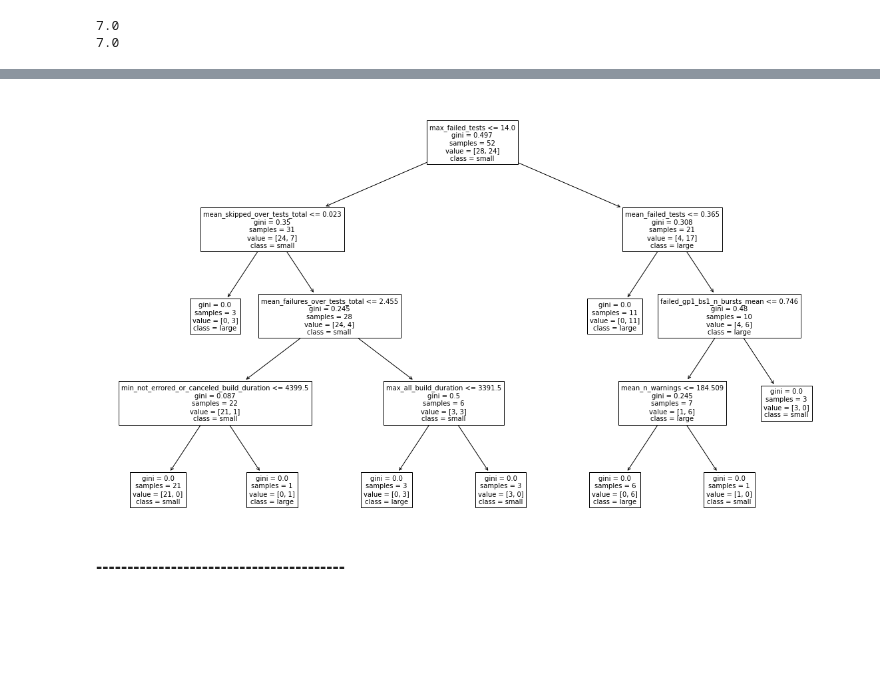
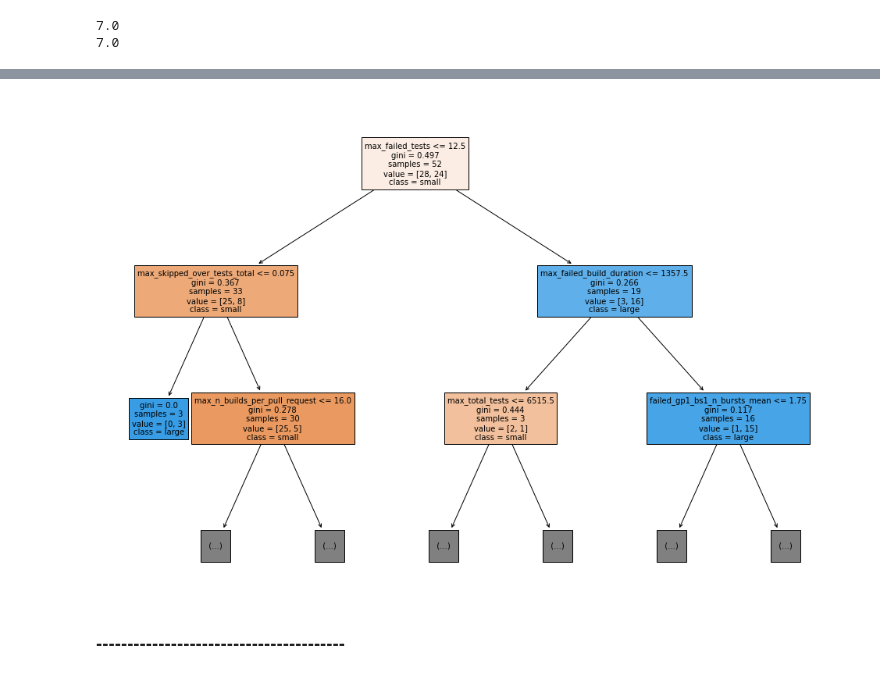
Before and after one commit to IncioMan/Continuous-Integration-metrics-for-post-release-bugs-prediction, a Jupyter notebook: notebooks/analysis/Machine_learning_all.ipynb, the cells around one changed output, grey strips where cells are left out. Drawn from its saved outputs; the diff is of its cells as text; code cells hidden in the pictures; blank space fills up the shorter version.

```diff
--- a/notebooks/analysis/Machine_learning_all.ipynb
+++ b/notebooks/analysis/Machine_learning_all.ipynb
@@ -493,3 +538,8 @@ feature_categories = ["ratio_(.*)_builds",
                      "(.*)_n_error_classes",
                      #"(.*)_burst_size",
                      "(.*)burst"]
+# %%
+for method in methods:
+    x = methods_pearson_corr_post_release_bugs[method]
+    x = x[x.pval < 0.05].round(2)
+    print(method, "\n", x)
@@ -495,0 +557,6 @@ feature_categories = ["ratio_(.*)_builds",
+# %%
+for method in methods:
+    x = methods_spearman_corr_post_release_bugs[method]
+    x = x[x.pval < 0.05].round(2)
+    x["abs"] = x.spearman_corr.abs()
+    print(method, "\n", x.sort_values(by="abs", ascending=False))
@@ -789,10 +852,14 @@ def forward_feature_selection(model, X, y, cv=5, scoring="r2"):
                 continue
             perf = cross_val_score(model, X[set(added_columns).union(set([col]))],\
                                    y, cv=cv, scoring=scoring)
-            #print(added_columns.union(set([col])), perf.mean())
+            #print(col, perf.min())
             if current_perf.min() < perf.min():
                 current_perf = perf
                 curr_col = col
+            elif current_perf.min() == perf.min():
+                if current_perf.mean() < perf.mean():
+                    current_perf = perf
+                    curr_col = col
         if current_perf.min() <= best_performance:
             break
         else:
@@ -1106,7 +1169,8 @@ method_knn_quantiles_f1 = {}
 method_knn_quantiles_accuracy = {}
 for method in methods:
     x = method_x_train[method][method_knn_quantiles_features[method]]
+    print(x.columns)
     method_knn_quantiles_f1[method] = \
             two_layer_cross_validate(model, params_grid, x, method_y_quantiles_train[method], 5, 5, "f1_macro")
     method_knn_quantiles_accuracy[method] = \
-            two_layer_cross_validate(model, params_grid, method_x_train[method], method_y_quantiles_train[method], 5, 5, "accuracy")
+            two_layer_cross_validate(model, params_grid, x, method_y_quantiles_train[method], 5, 5, "accuracy")
@@ -1393,12 +1504,12 @@ for i, method in enumerate(methods):
 # %%
 from sklearn.tree import plot_tree
 dt = DecisionTreeClassifier()
-dt.fit(methods_indep_var[methods[1]], method_y_bin_train[methods[1]])
-fig, ax = plt.subplots(figsize=(20, 12))
-plot_tree(dt, feature_names=method_x_train[methods[1]].columns, class_names=["small", "large"], fontsize=10)
-plt.show()
+dt.fit(methods_indep_var[methods[0]], method_y_bin_train[methods[0]])
+fig, ax = plt.subplots(figsize=(17, 12))
+plot_tree(dt, feature_names=method_x_train[methods[0]].columns,max_depth=2,filled=True, class_names=["small", "large"], fontsize=10)
+plt.savefig(f"{figure_folder}/machine_learning_results/{mask_name}/dt_{methods[0]}_bin_plot.png", transparent=True, bbox_inches='tight', pad_inches=0.2)
 # %% [output]
-[figure, old version]
+[figure, new version]
 # %% [markdown]
 **----------------------------------------**
 # %% [markdown]
```
Also changed, not shown: parts of 82 cells of this notebook, 18 other files.
